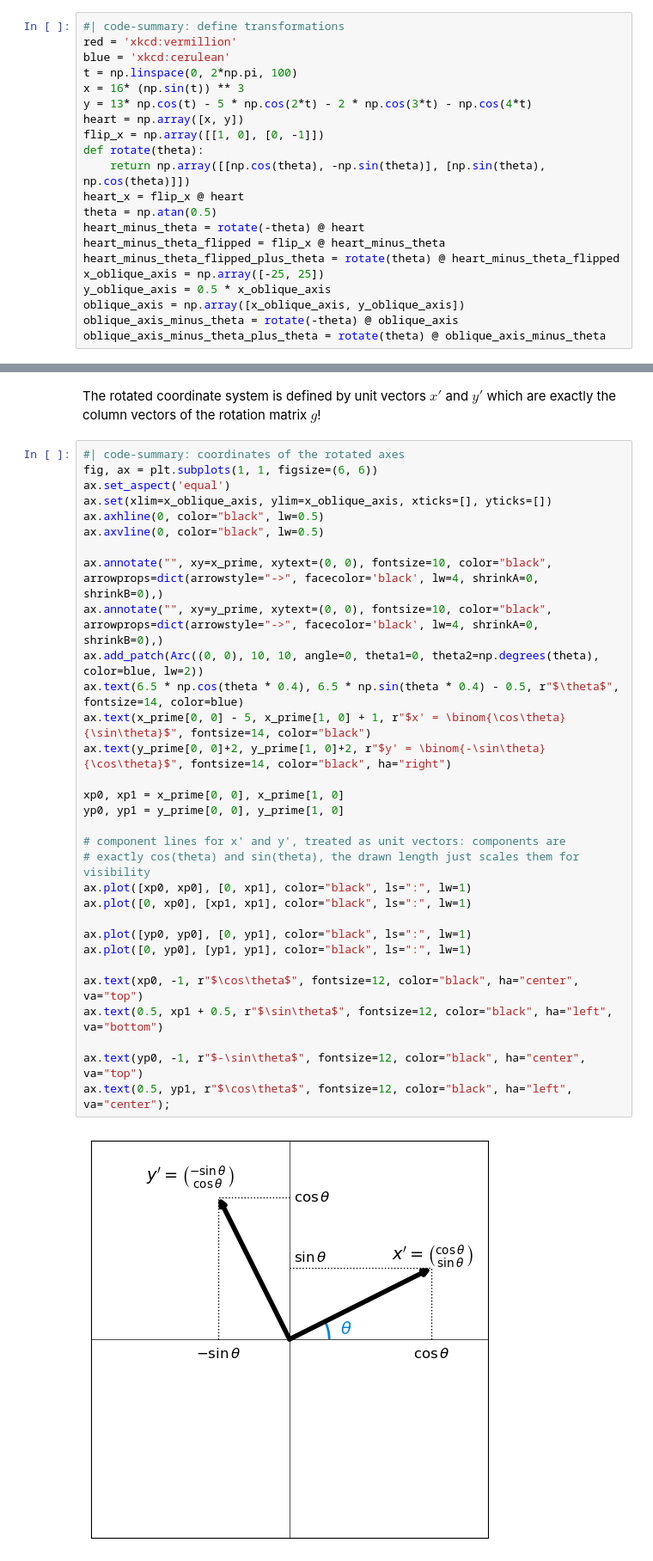
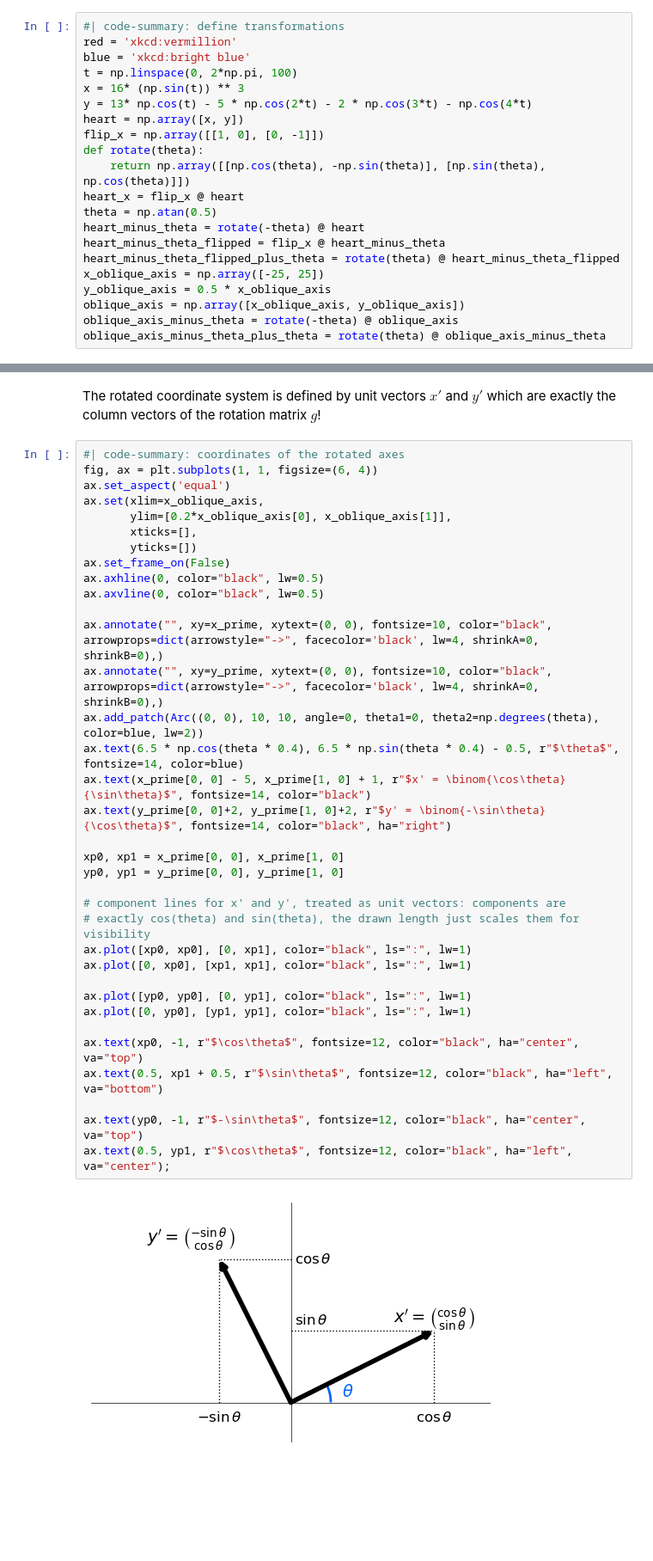
Before and after one commit to yairmau/double-cover, a Jupyter notebook: math_fundamentals/conjugation.ipynb, the cells around one changed output, grey strips where cells are left out. Shown at 86% size. Drawn from its saved outputs; the diff is of its cells as text; blank space fills up the shorter version.

```diff
--- a/math_fundamentals/conjugation.ipynb
+++ b/math_fundamentals/conjugation.ipynb
@@ -45,7 +45,7 @@ def drawCirc(ax,radius,centX,centY,angle_,theta2_,color_='black',linewidth=3):
 # %%
 #| code-summary: define transformations
 red = 'xkcd:vermillion'
-blue = 'xkcd:cerulean'
+blue = 'xkcd:bright blue'
 t = np.linspace(0, 2*np.pi, 100)
 x = 16* (np.sin(t)) ** 3
 y = 13* np.cos(t) - 5 * np.cos(2*t) - 2 * np.cos(3*t) - np.cos(4*t)
@@ -384,34 +384,38 @@ ax[1].text(-7, 18, r"$y'$", fontsize=16, color="black");
 The rotated coordinate system is defined by unit vectors $x'$ and $y'$ which are exactly the column vectors of the rotation matrix $g$!
 # %%
 #| code-summary: coordinates of the rotated axes
-fig, ax = plt.subplots(1, 1, figsize=(6, 6))
+fig, ax = plt.subplots(1, 1, figsize=(6, 4))
 ax.set_aspect('equal')
-ax.set(xlim=x_oblique_axis, ylim=x_oblique_axis, xticks=[], yticks=[])
+ax.set(xlim=x_oblique_axis,
+       ylim=[0.2*x_oblique_axis[0], x_oblique_axis[1]],
+       xticks=[],
+       yticks=[])
+ax.set_frame_on(False)
 ax.axhline(0, color="black", lw=0.5)
 ax.axvline(0, color="black", lw=0.5)
 
 ax.annotate("", xy=x_prime, xytext=(0, 0), fontsize=10, color="black", arrowprops=dict(arrowstyle="->", facecolor='black', lw=4, shrinkA=0, shrinkB=0),)
 ax.annotate("", xy=y_prime, xytext=(0, 0), fontsize=10, color="black", arrowprops=dict(arrowstyle="->", facecolor='black', lw=4, shrinkA=0, shrinkB=0),)
 ax.add_patch(Arc((0, 0), 10, 10, angle=0, theta1=0, theta2=np.degrees(theta), color=blue, lw=2))
 ax.text(6.5 * np.cos(theta * 0.4), 6.5 * np.sin(theta * 0.4) - 0.5, r"$\theta$", fontsize=14, color=blue)
 ax.text(x_prime[0, 0] - 5, x_prime[1, 0] + 1, r"$x' = \binom{\cos\theta}{\sin\theta}$", fontsize=14, color="black")
 ax.text(y_prime[0, 0]+2, y_prime[1, 0]+2, r"$y' = \binom{-\sin\theta}{\cos\theta}$", fontsize=14, color="black", ha="right")
 
 xp0, xp1 = x_prime[0, 0], x_prime[1, 0]
 yp0, yp1 = y_prime[0, 0], y_prime[1, 0]
 
 # component lines for x' and y', treated as unit vectors: components are
 # exactly cos(theta) and sin(theta), the drawn length just scales them for visibility
 ax.plot([xp0, xp0], [0, xp1], color="black", ls=":", lw=1)
 ax.plot([0, xp0], [xp1, xp1], color="black", ls=":", lw=1)
 
 ax.plot([yp0, yp0], [0, yp1], color="black", ls=":", lw=1)
 ax.plot([0, yp0], [yp1, yp1], color="black", ls=":", lw=1)
 
 ax.text(xp0, -1, r"$\cos\theta$", fontsize=12, color="black", ha="center", va="top")
 ax.text(0.5, xp1 + 0.5, r"$\sin\theta$", fontsize=12, color="black", ha="left", va="bottom")
 
 ax.text(yp0, -1, r"$-\sin\theta$", fontsize=12, color="black", ha="center", va="top")
 ax.text(0.5, yp1, r"$\cos\theta$", fontsize=12, color="black", ha="left", va="center");
 # %% [output]
-[figure, old version]
+[figure, new version]
```
Also changed, not shown: parts of 9 cells of this notebook, 6 other files.
